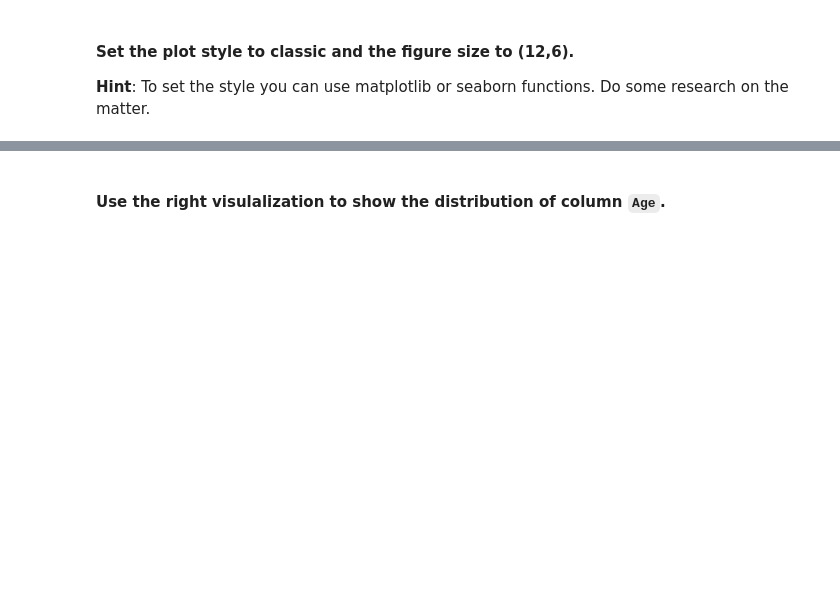
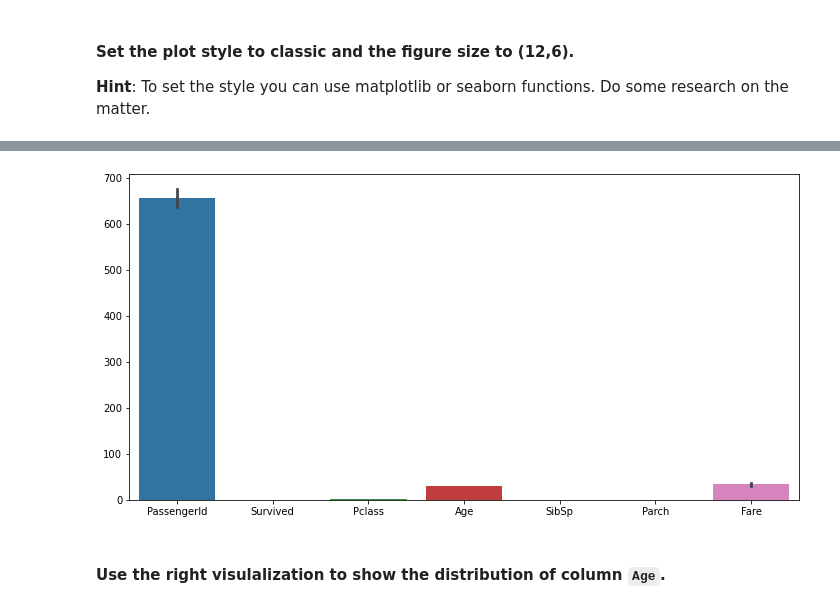
Before and after one commit to angel-barruz/dataptmad0522_labs, a Jupyter notebook: module-2/matplotlib-seaborn/your-code/main.ipynb, the cells around one changed output, grey strips where cells are left out. Cells and saved outputs as stored; diff of their text form; code cells hidden in the pictures; blank space fills up the shorter version.

```diff
--- a/module-2/matplotlib-seaborn/your-code/main.ipynb
+++ b/module-2/matplotlib-seaborn/your-code/main.ipynb
@@ -169,0 +161,3 @@ for y_col in y_columns:
+# %%
+titanic = pd.read_csv('../data/titanic.csv')
+titanic.head(3)
@@ -188,2 +225,7 @@ for y_col in y_columns:
+# %%
+fig, ax = plt.subplots(ncols=1, nrows=1, figsize=(12,6))
+ax = sns.barplot(data=titanic)
+# %% [output]
+[figure, added]
 # %% [markdown]
 #### Use the right visulalization to show the distribution of column `Age`.
```
Also changed, not shown: parts of 24 cells of this notebook.
